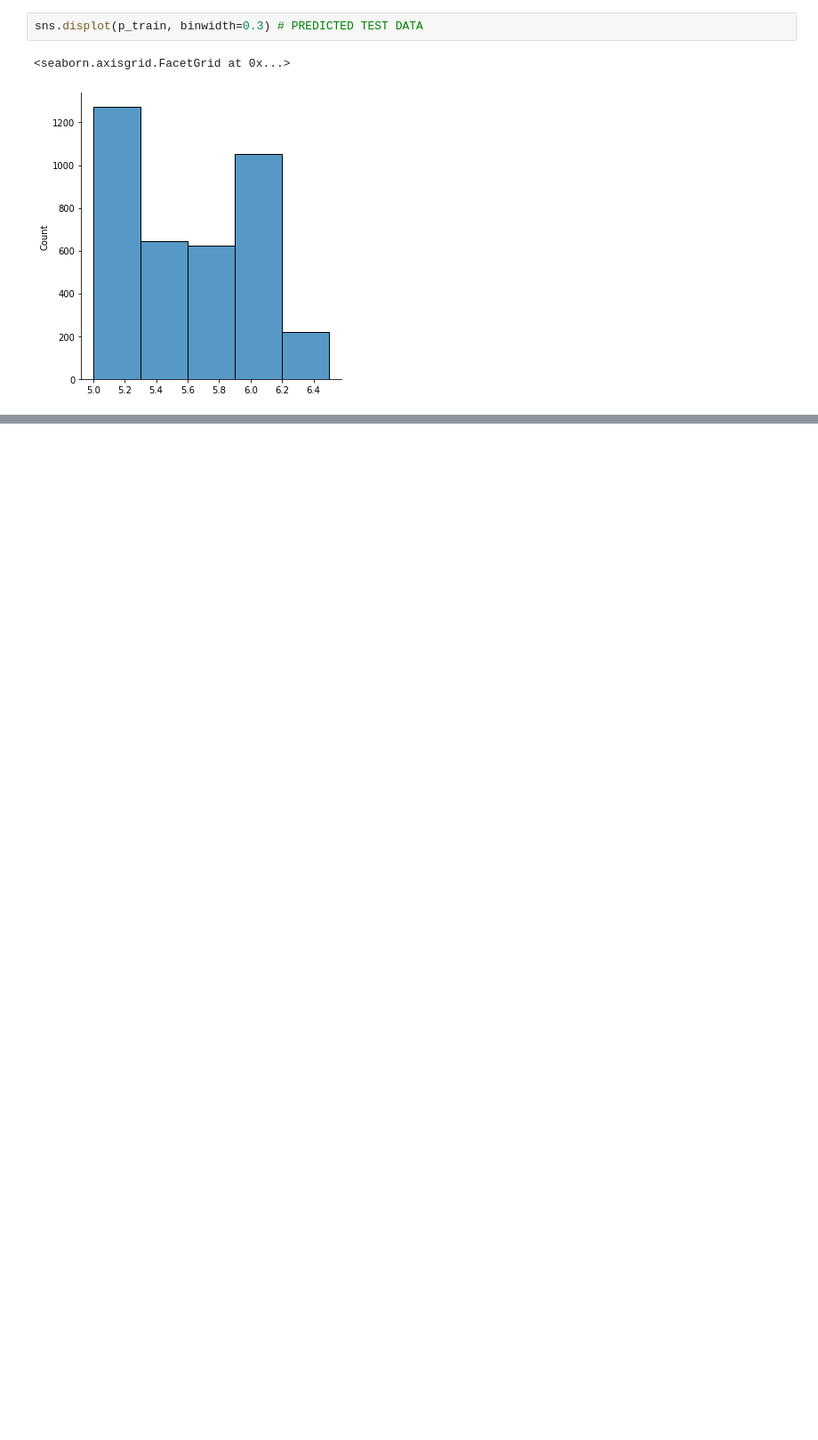
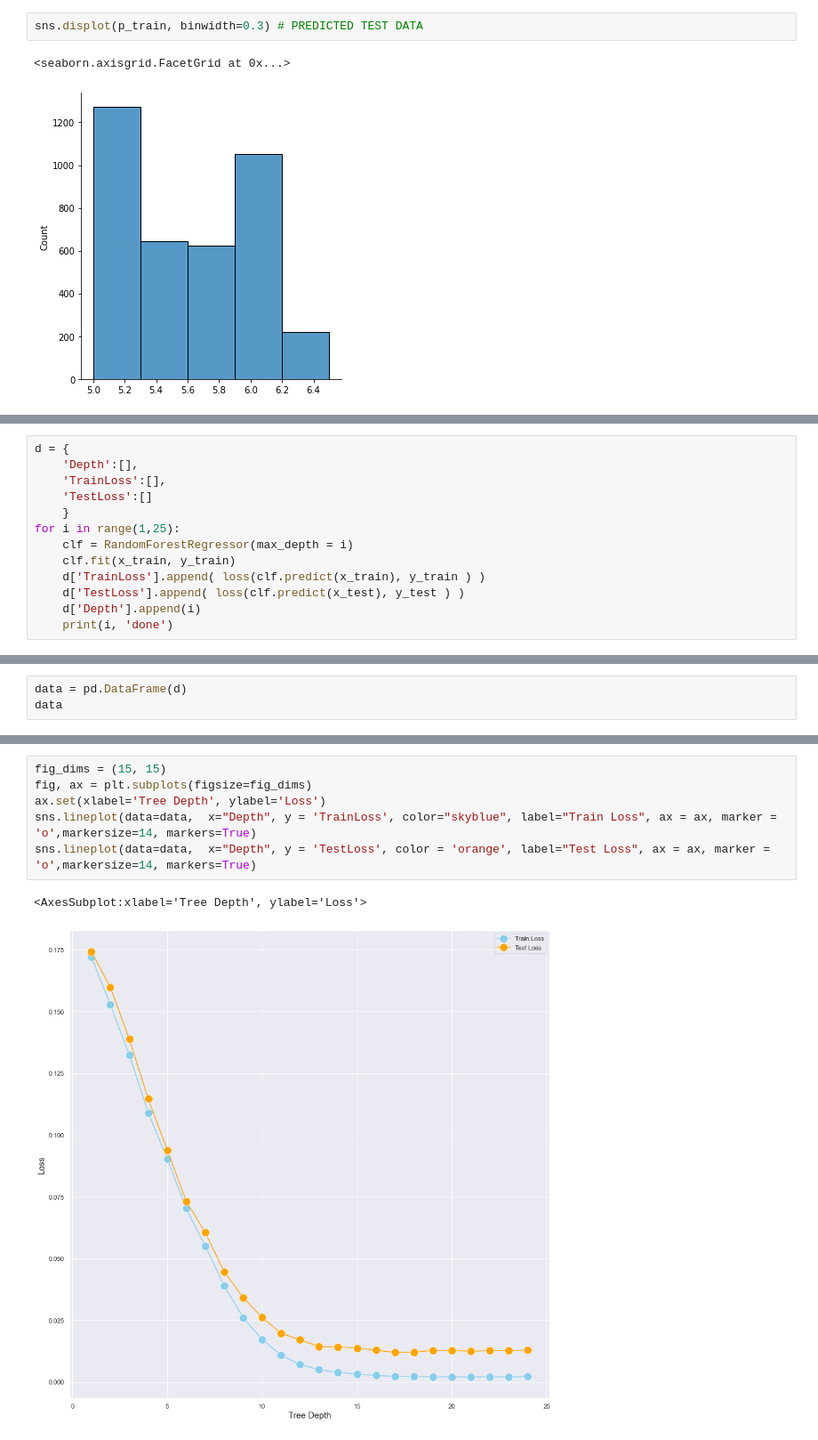
Before and after one commit to Hisan-007/element_quantity_predictor, a Jupyter notebook: model.ipynb, the cells around one changed output, grey strips where cells are left out. Shown: that part at 89% size. Saved outputs shown, nothing was run; the diff lists cells and outputs as text; blank space fills up the shorter version.

Commit message:
added more visualizations

```diff
--- a/model.ipynb
+++ b/model.ipynb
@@ -319,0 +325,13 @@ sns.displot(p_train, binwidth=0.3) # PREDICTED TEST DATA
+# %%
+d = {
+    'Depth':[],
+    'TrainLoss':[],
+    'TestLoss':[]
+    }
+for i in range(1,25):
+    clf = RandomForestRegressor(max_depth = i)
+    clf.fit(x_train, y_train)
+    d['TrainLoss'].append( loss(clf.predict(x_train), y_train ) )
+    d['TestLoss'].append( loss(clf.predict(x_test), y_test ) )
+    d['Depth'].append(i)
+    print(i, 'done')
@@ -319,0 +373,3 @@ sns.displot(p_train, binwidth=0.3) # PREDICTED TEST DATA
+# %%
+data = pd.DataFrame(d)
+data
@@ -319,0 +394,9 @@ sns.displot(p_train, binwidth=0.3) # PREDICTED TEST DATA
+# %%
+fig_dims = (15, 15)
+fig, ax = plt.subplots(figsize=fig_dims)
+ax.set(xlabel='Tree Depth', ylabel='Loss')
+sns.lineplot(data=data,  x="Depth", y = 'TrainLoss', color="skyblue", label="Train Loss", ax = ax, marker = 'o',markersize=14, markers=True)
+sns.lineplot(data=data,  x="Depth", y = 'TestLoss', color = 'orange', label="Test Loss", ax = ax, marker = 'o',markersize=14, markers=True)
+# %% [output]
+<AxesSubplot:xlabel='Tree Depth', ylabel='Loss'>
+[figure, added]
```
Also changed, not shown: parts of 5 cells of this notebook.
